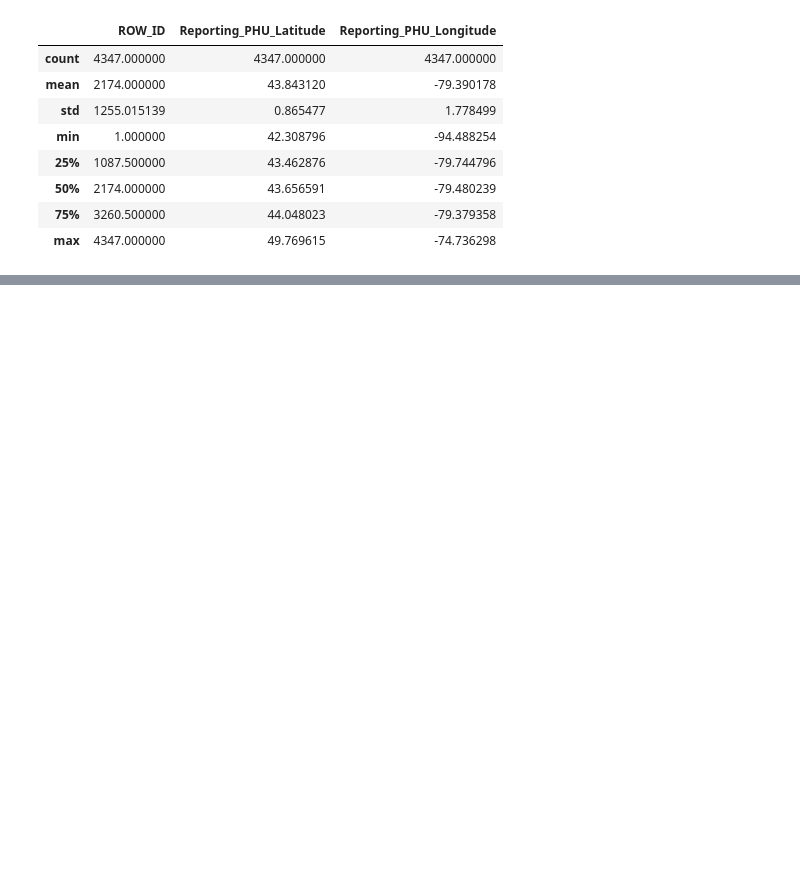
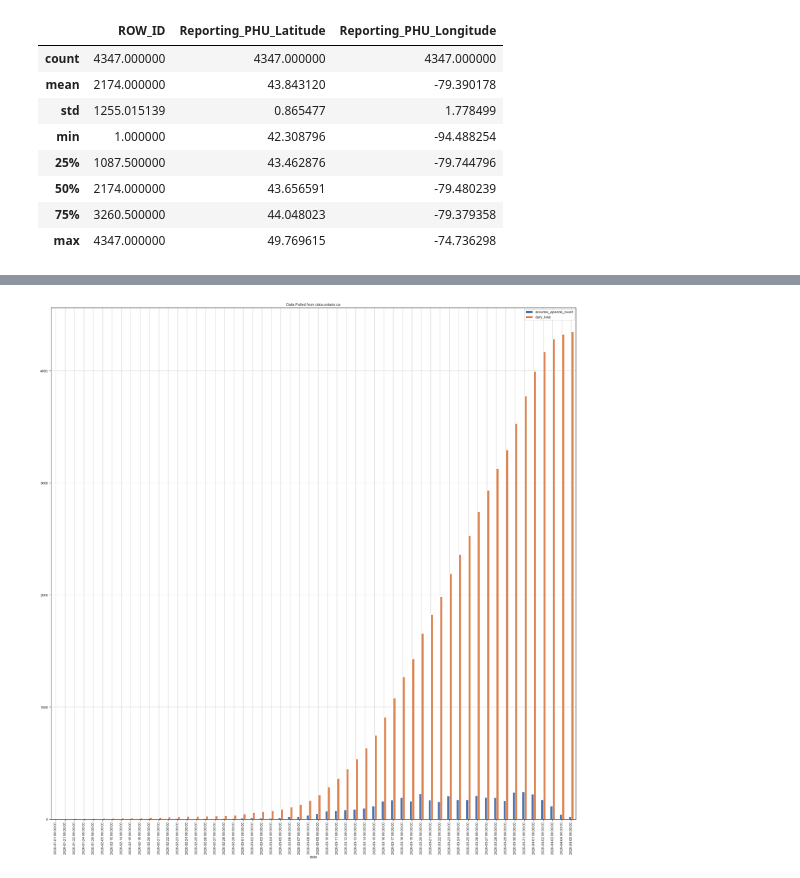
Before and after one commit to faraz2023/covid19, a Jupyter notebook: visualizer.ipynb, the cells around one changed output, grey strips where cells are left out. Cells and saved outputs as stored; diff of their text form; code cells hidden in the pictures; blank space fills up the shorter version.

```diff
--- a/visualizer.ipynb
+++ b/visualizer.ipynb
@@ -273,0 +195,4 @@ data['OUTCOME1']
+# %%
+ontario_data.by_day_visualize(do_save=True)
+# %% [output]
+[figure, added]
```
Also changed, not shown: parts of 14 cells of this notebook.
